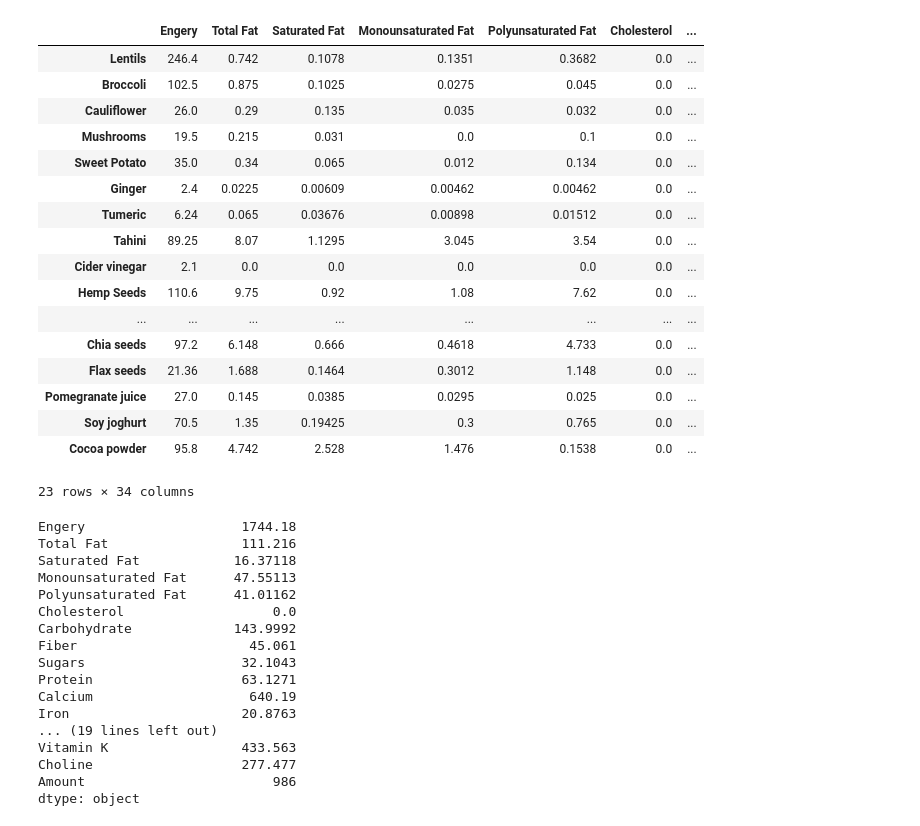
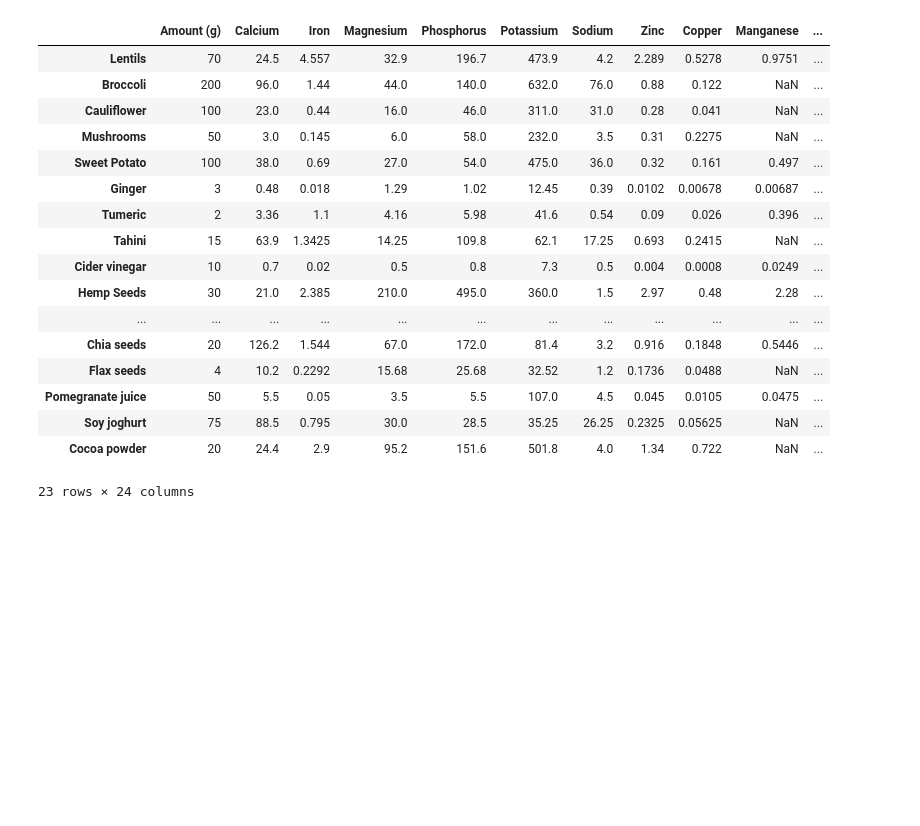
Before and after one commit to JonasMeirer/jonasmeirer.github.io, a Jupyter notebook: scripts/get_foodnutrition_table.ipynb, the cells around one changed output. Saved outputs shown, nothing was run; the diff lists cells and outputs as text; code cells hidden in the pictures; blank space fills up the shorter version.

```diff
--- a/scripts/get_foodnutrition_table.ipynb
+++ b/scripts/get_foodnutrition_table.ipynb
@@ -128,45 +172,35 @@ for name, id in foods.items():
 for name, amount in food_amounts.items():
     nutrient_table.loc[name] = nutrient_table.loc[name] * amount / 100
 
-nutrient_table["Amount"] = food_amounts.values()
+
+nutrient_table["Amount (g)"] = food_amounts.values()
-# %%
-nutrient_table
-# %% [output]
-|  | Engery | Total Fat | Saturated Fat | Monounsaturated Fat | Polyunsaturated Fat | Cholesterol | ... |
-| Lentils | 246.4 | 0.742 | 0.1078 | 0.1351 | 0.3682 | 0.0 | ... |
-| Broccoli | 102.5 | 0.875 | 0.1025 | 0.0275 | 0.045 | 0.0 | ... |
-| Cauliflower | 26.0 | 0.29 | 0.135 | 0.035 | 0.032 | 0.0 | ... |
-| Mushrooms | 19.5 | 0.215 | 0.031 | 0.0 | 0.1 | 0.0 | ... |
-| Sweet Potato | 35.0 | 0.34 | 0.065 | 0.012 | 0.134 | 0.0 | ... |
-| Ginger | 2.4 | 0.0225 | 0.00609 | 0.00462 | 0.00462 | 0.0 | ... |
-| Tumeric | 6.24 | 0.065 | 0.03676 | 0.00898 | 0.01512 | 0.0 | ... |
-| Tahini | 89.25 | 8.07 | 1.1295 | 3.045 | 3.54 | 0.0 | ... |
-| Cider vinegar | 2.1 | 0.0 | 0.0 | 0.0 | 0.0 | 0.0 | ... |
-| Hemp Seeds | 110.6 | 9.75 | 0.92 | 1.08 | 7.62 | 0.0 | ... |
-| ... | ... | ... | ... | ... | ... | ... | ... |
-| Chia seeds | 97.2 | 6.148 | 0.666 | 0.4618 | 4.733 | 0.0 | ... |
-| Flax seeds | 21.36 | 1.688 | 0.1464 | 0.3012 | 1.148 | 0.0 | ... |
-| Pomegranate juice | 27.0 | 0.145 | 0.0385 | 0.0295 | 0.025 | 0.0 | ... |
-| Soy joghurt | 70.5 | 1.35 | 0.19425 | 0.3 | 0.765 | 0.0 | ... |
-| Cocoa powder | 95.8 | 4.742 | 2.528 | 1.476 | 0.1538 | 0.0 | ... |
-23 rows × 34 columns
-# %%
-nutrient_table.sum()
-# %% [output]
-Engery                    1744.18
-Total Fat                 111.216
-Saturated Fat            16.37118
-Monounsaturated Fat      47.55113
-Polyunsaturated Fat      41.01162
-Cholesterol                   0.0
-Carbohydrate             143.9992
-Fiber                      45.061
-Sugars                    32.1043
-Protein                   63.1271
-Calcium                    640.19
-Iron                      20.8763
-... (19 lines left out)
-Vitamin K                 433.563
-Choline                   277.477
-Amount                        986
-dtype: object
+# %%
+# take only the nutrients of interest
+nutrient_table_sub = nutrient_table.iloc[:,10:]
+
+# move amount to first column
+cols = nutrient_table_sub.columns.tolist()
+cols = cols[-1:] + cols[:-1]
+nutrient_table_sub = nutrient_table_sub[cols]
+
+nutrient_table_sub.to_html("scripts/micros_table.html")
+nutrient_table_sub
+# %% [output]
+|  | Amount (g) | Calcium | Iron | Magnesium | Phosphorus | Potassium | Sodium | Zinc | Copper | Manganese | ... |
+| Lentils | 70 | 24.5 | 4.557 | 32.9 | 196.7 | 473.9 | 4.2 | 2.289 | 0.5278 | 0.9751 | ... |
+| Broccoli | 200 | 96.0 | 1.44 | 44.0 | 140.0 | 632.0 | 76.0 | 0.88 | 0.122 | NaN | ... |
+| Cauliflower | 100 | 23.0 | 0.44 | 16.0 | 46.0 | 311.0 | 31.0 | 0.28 | 0.041 | NaN | ... |
+| Mushrooms | 50 | 3.0 | 0.145 | 6.0 | 58.0 | 232.0 | 3.5 | 0.31 | 0.2275 | NaN | ... |
+| Sweet Potato | 100 | 38.0 | 0.69 | 27.0 | 54.0 | 475.0 | 36.0 | 0.32 | 0.161 | 0.497 | ... |
+| Ginger | 3 | 0.48 | 0.018 | 1.29 | 1.02 | 12.45 | 0.39 | 0.0102 | 0.00678 | 0.00687 | ... |
+| Tumeric | 2 | 3.36 | 1.1 | 4.16 | 5.98 | 41.6 | 0.54 | 0.09 | 0.026 | 0.396 | ... |
+| Tahini | 15 | 63.9 | 1.3425 | 14.25 | 109.8 | 62.1 | 17.25 | 0.693 | 0.2415 | NaN | ... |
+| Cider vinegar | 10 | 0.7 | 0.02 | 0.5 | 0.8 | 7.3 | 0.5 | 0.004 | 0.0008 | 0.0249 | ... |
+| Hemp Seeds | 30 | 21.0 | 2.385 | 210.0 | 495.0 | 360.0 | 1.5 | 2.97 | 0.48 | 2.28 | ... |
+| ... | ... | ... | ... | ... | ... | ... | ... | ... | ... | ... | ... |
+| Chia seeds | 20 | 126.2 | 1.544 | 67.0 | 172.0 | 81.4 | 3.2 | 0.916 | 0.1848 | 0.5446 | ... |
+| Flax seeds | 4 | 10.2 | 0.2292 | 15.68 | 25.68 | 32.52 | 1.2 | 0.1736 | 0.0488 | NaN | ... |
+| Pomegranate juice | 50 | 5.5 | 0.05 | 3.5 | 5.5 | 107.0 | 4.5 | 0.045 | 0.0105 | 0.0475 | ... |
+| Soy joghurt | 75 | 88.5 | 0.795 | 30.0 | 28.5 | 35.25 | 26.25 | 0.2325 | 0.05625 | NaN | ... |
+| Cocoa powder | 20 | 24.4 | 2.9 | 95.2 | 151.6 | 501.8 | 4.0 | 1.34 | 0.722 | NaN | ... |
+23 rows × 24 columns
```
Also changed, not shown: parts of 3 cells of this notebook, 8 other files.
